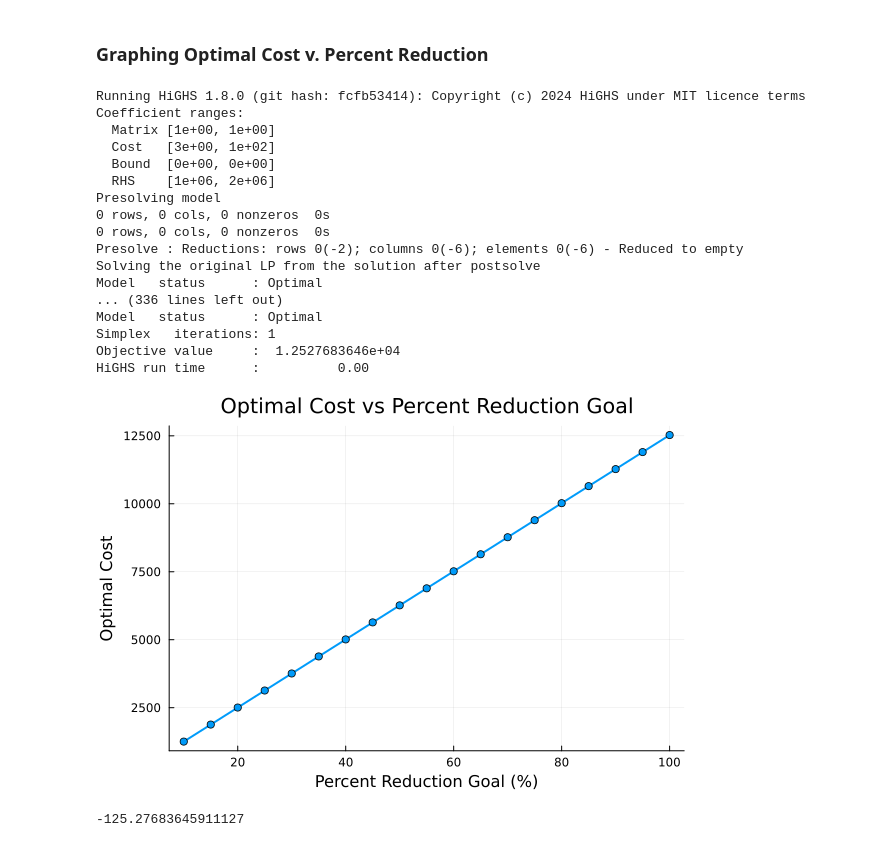
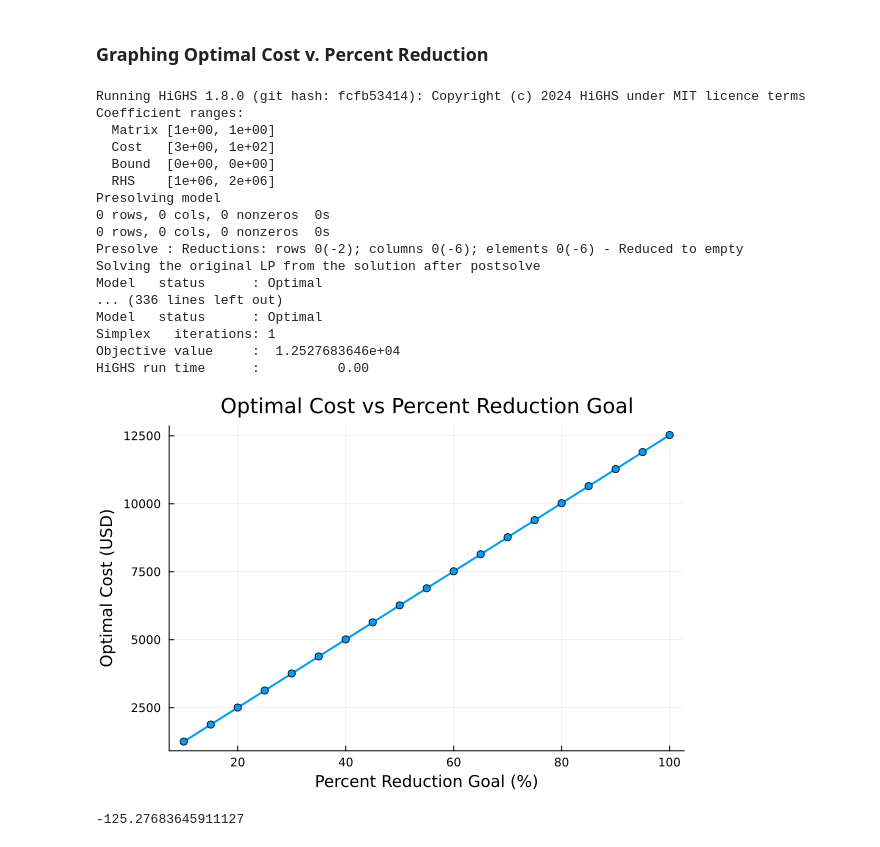
Before and after one commit to CamilaMonter/l3bc-final-project, a Jupyter notebook: finalproject.ipynb, the cells around one changed output. Drawn from its saved outputs; the diff is of its cells as text; code cells hidden in the pictures.

```diff
--- a/finalproject.ipynb
+++ b/finalproject.ipynb
@@ -144,35 +144,35 @@ for goal in percent_reduction_goals
 
     # Solve the model
     optimize!(air_quality_model)
 
     push!(optimal_costs, objective_value(air_quality_model))
 
     # Remove the temporary constraint before the next iteration
     delete(air_quality_model, temp_constraint)
 end
 
 # Plot the results
-plot(percent_reduction_goals, optimal_costs, xlabel="Percent Reduction Goal (%)", ylabel="Optimal Cost",
+plot(percent_reduction_goals, optimal_costs, xlabel="Percent Reduction Goal (%)", ylabel="Optimal Cost (USD)",
     title="Optimal Cost vs Percent Reduction Goal", lw=2, marker=:circle, legend=false)
 # %% [output]
 Running HiGHS 1.8.0 (git hash: fcfb53414): Copyright (c) 2024 HiGHS under MIT licence terms
 Coefficient ranges:
   Matrix [1e+00, 1e+00]
   Cost   [3e+00, 1e+02]
   Bound  [0e+00, 0e+00]
   RHS    [1e+06, 2e+06]
 Presolving model
 0 rows, 0 cols, 0 nonzeros  0s
 0 rows, 0 cols, 0 nonzeros  0s
 Presolve : Reductions: rows 0(-2); columns 0(-6); elements 0(-6) - Reduced to empty
 Solving the original LP from the solution after postsolve
 Model   status      : Optimal
 ... (336 lines left out)
 Model   status      : Optimal
 Simplex   iterations: 1
 Objective value     :  1.2527683646e+04
 HiGHS run time      :          0.00
-[figure, old version]
+[figure, new version]
 # %%
 shadow_price(emissions_constraint)
 # %% [output]
```
Also changed, not shown: parts of 1 cell of this notebook.
